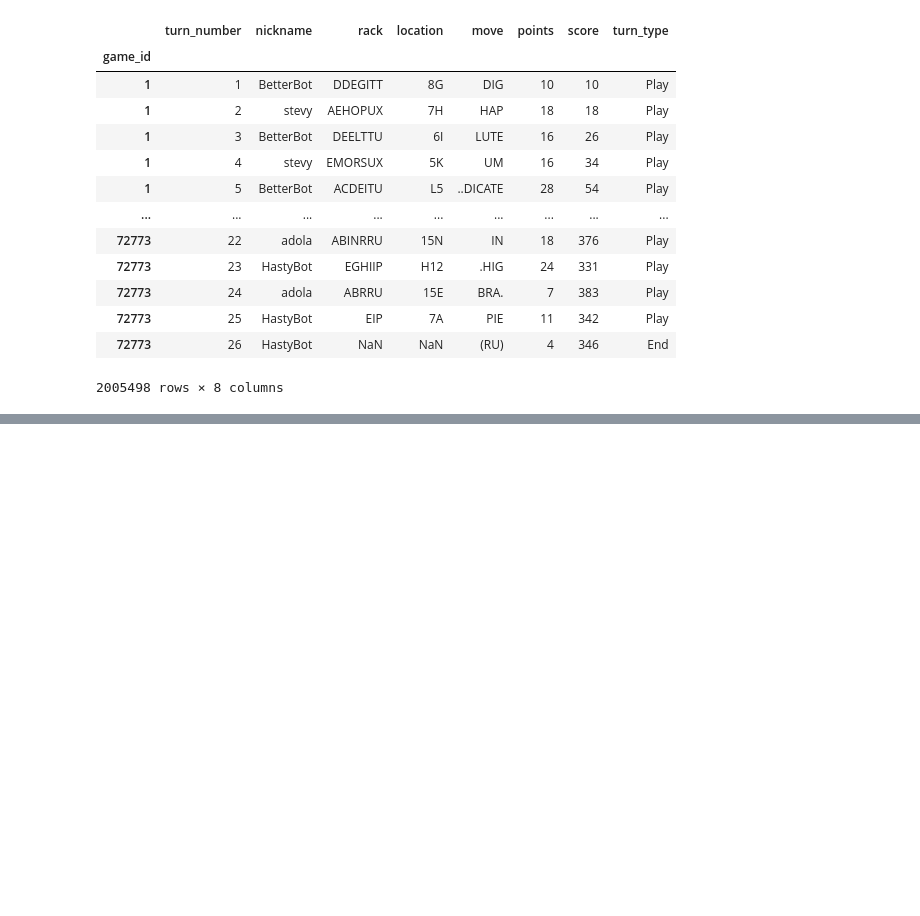
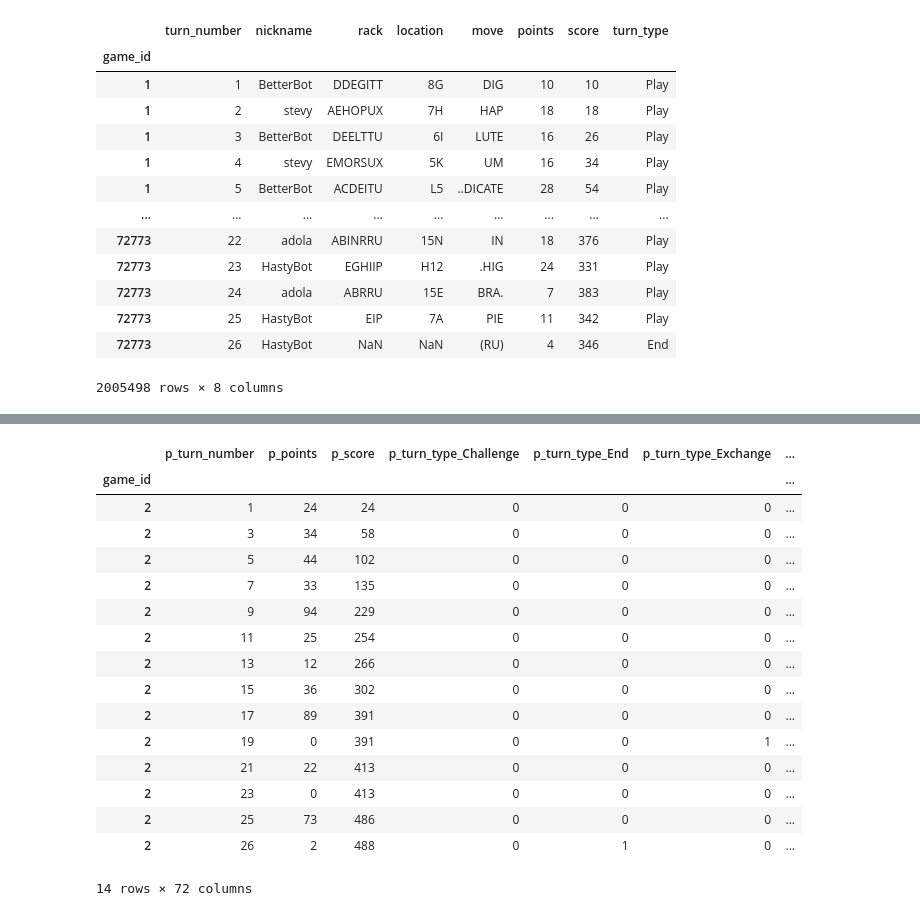
Before and after one commit to CatGuy1300/scrabble, a Jupyter notebook: notebooks/turns_transformation.ipynb, the cells around one changed output, grey strips where cells are left out. Cells and saved outputs as stored; diff of their text form; code cells hidden in the pictures; blank space fills up the shorter version.

```diff
--- a/notebooks/turns_transformation.ipynb
+++ b/notebooks/turns_transformation.ipynb
@@ -205,0 +228,7 @@ extracted_features = extract_features(t_turns, column_id="game_id", column_sort=
+# %%
+t_turns = t_turns.set_index('game_id')
+# %%
+p_turns = t_turns[t_turns['is_player']==1]
+p_turns.columns = 'p_' + t_turns.columns
+p_turns = p_turns.drop(columns=['p_is_player'])
+p_turns
@@ -205,0 +274,20 @@ extracted_features = extract_features(t_turns, column_id="game_id", column_sort=
+# %%
+p_turns.loc[2]
+# %% [output]
+|  | p_turn_number | p_points | p_score | p_turn_type_Challenge | p_turn_type_End | p_turn_type_Exchange | ... |
+| game_id |  |  |  |  |  |  | ... |
+| 2 | 1 | 24 | 24 | 0 | 0 | 0 | ... |
+| 2 | 3 | 34 | 58 | 0 | 0 | 0 | ... |
+| 2 | 5 | 44 | 102 | 0 | 0 | 0 | ... |
+| 2 | 7 | 33 | 135 | 0 | 0 | 0 | ... |
+| 2 | 9 | 94 | 229 | 0 | 0 | 0 | ... |
+| 2 | 11 | 25 | 254 | 0 | 0 | 0 | ... |
+| 2 | 13 | 12 | 266 | 0 | 0 | 0 | ... |
+| 2 | 15 | 36 | 302 | 0 | 0 | 0 | ... |
+| 2 | 17 | 89 | 391 | 0 | 0 | 0 | ... |
+| 2 | 19 | 0 | 391 | 0 | 0 | 1 | ... |
+| 2 | 21 | 22 | 413 | 0 | 0 | 0 | ... |
+| 2 | 23 | 0 | 413 | 0 | 0 | 0 | ... |
+| 2 | 25 | 73 | 486 | 0 | 0 | 0 | ... |
+| 2 | 26 | 2 | 488 | 0 | 1 | 0 | ... |
+14 rows × 72 columns
```
Also changed, not shown: parts of 11 cells of this notebook, 6 other files.
